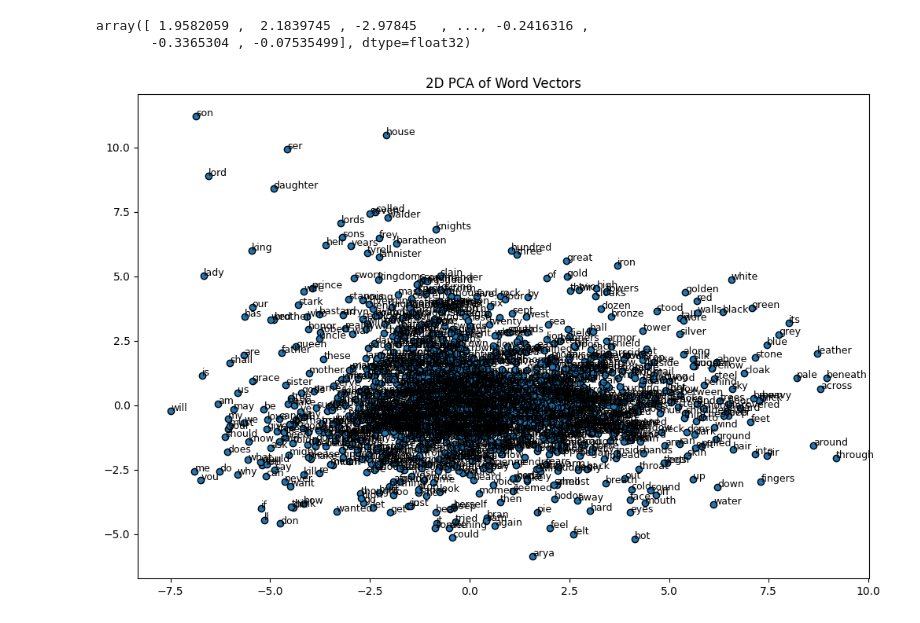
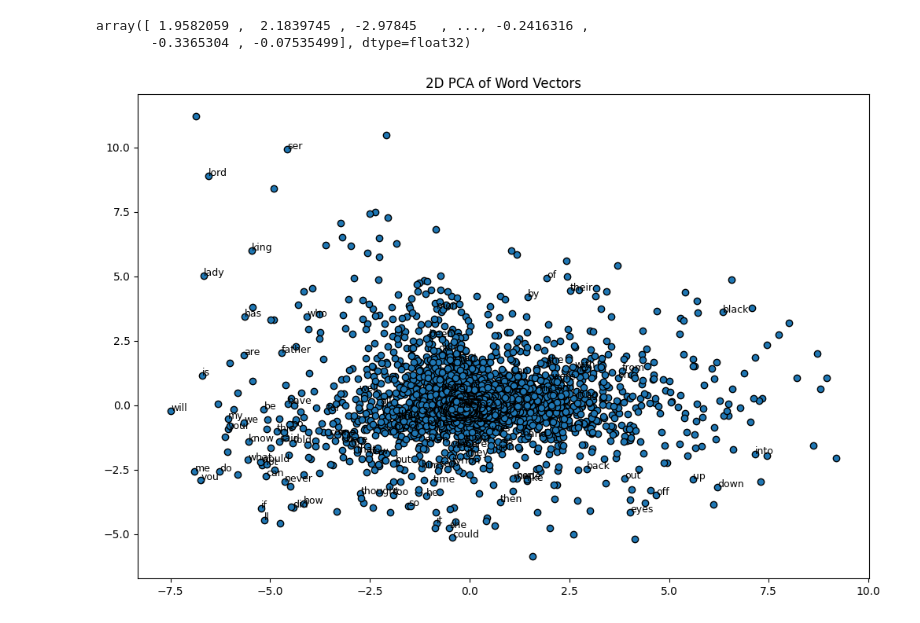
Before and after one commit to VenkyJishu/GenAI, a Jupyter notebook: Embedding_Techniques/word2vec_custom.ipynb, the cells around one changed output. Cells and saved outputs as stored; diff of their text form; code cells hidden in the pictures.

Commit message:
word vec with PCA

```diff
--- a/Embedding_Techniques/word2vec_custom.ipynb
+++ b/Embedding_Techniques/word2vec_custom.ipynb
@@ -213,17 +213,17 @@ array([ 1.9582059 ,  2.1839745 , -2.97845   , ..., -0.2416316 ,
 # %%
 plt.figure(figsize=(12,8))
 
 # two_dimension_vectors[:, 0] provides the x-values (first dimension).
 # two_dimension_vectors[:, 1] provides the y-values (second dimension).
 
 plt.scatter(two_dimension_vectors[:,0],two_dimension_vectors[:,1],edgecolors='k', marker='o')
 
 words = list(gensim_word2vec_model.wv.key_to_index)  # List of words in the vocabulary
-for i,w in enumerate(words[:1000]):
+for i,w in enumerate(words[:100]):
     plt.annotate(w,(two_dimension_vectors[i,0],two_dimension_vectors[i,1]),fontsize=9)
 #The relative positions of words in the plot are important. Words that are close to each other in the plot
 # are likely to have similar meanings or appear in similar contexts in your training data.
 plt.title("2D PCA of Word Vectors")
 plt.show()
 # %% [output]
-[figure, old version]
+[figure, new version]
```
Also changed, not shown: parts of 4 cells of this notebook.
